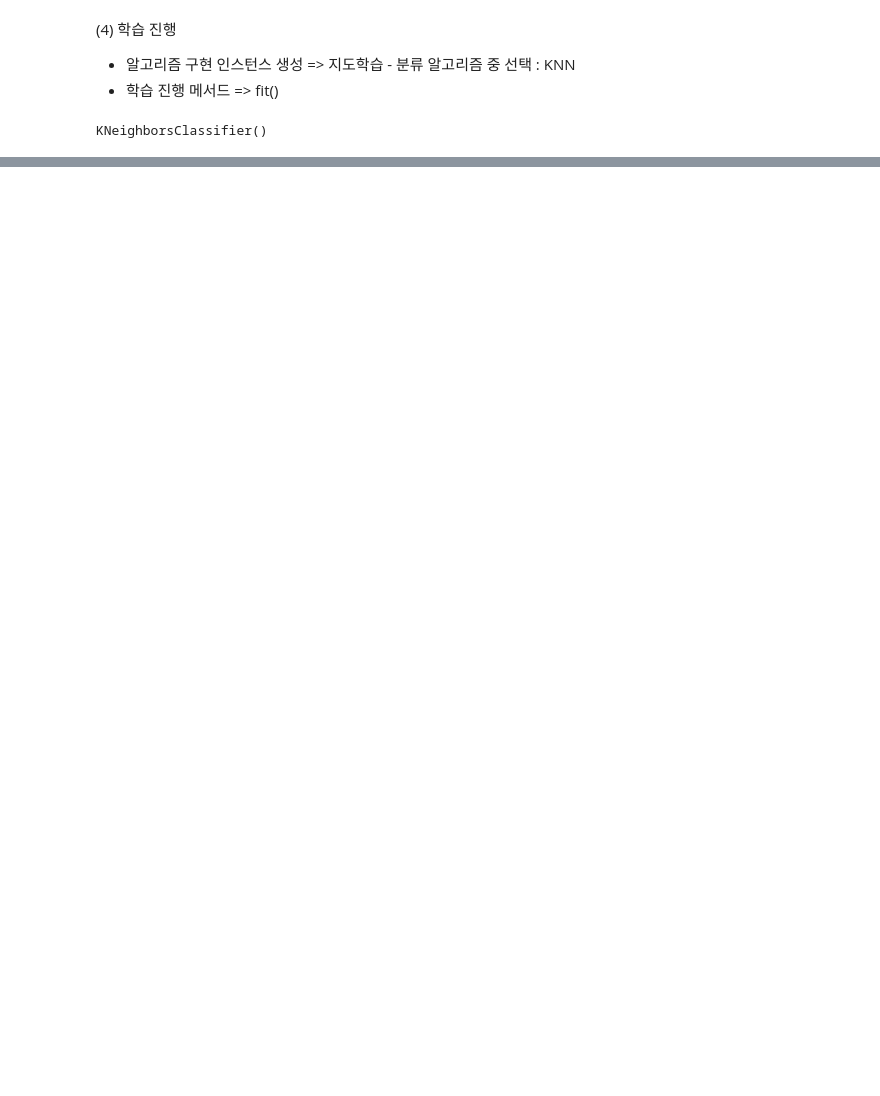
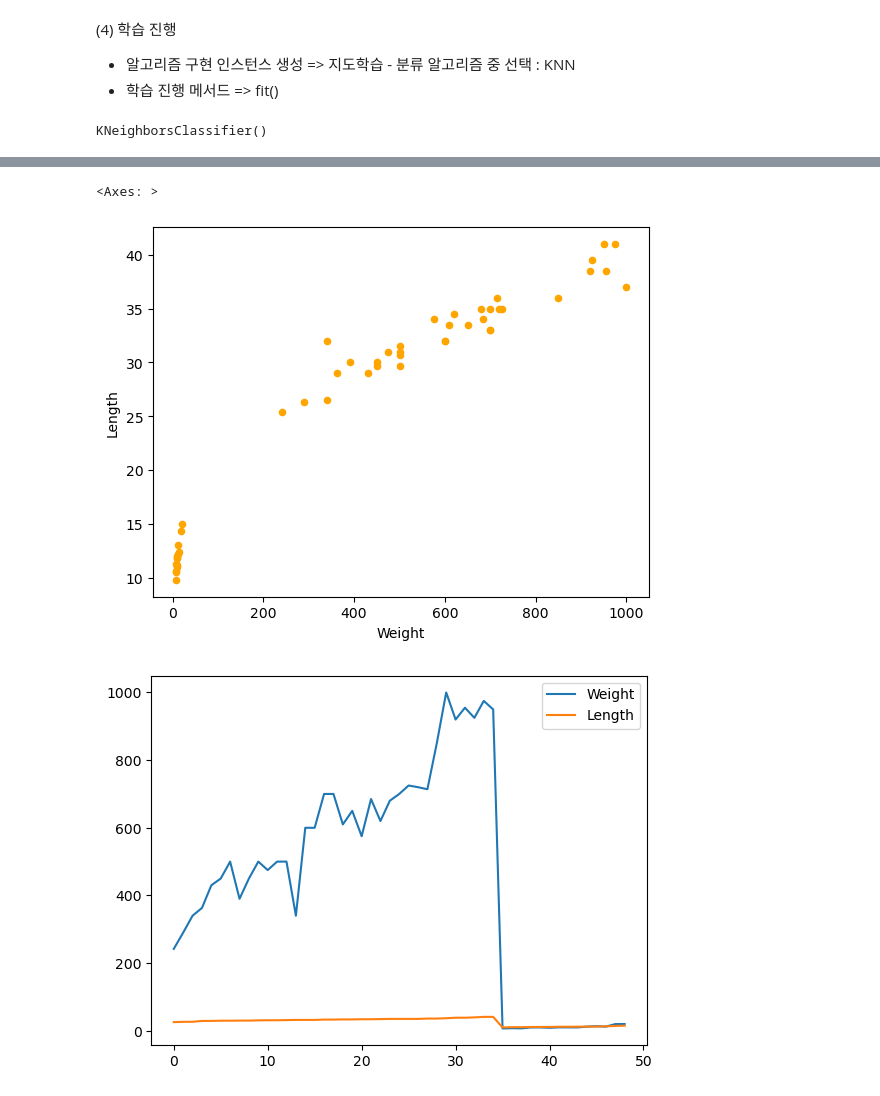
Before and after one commit to ParkHeeJin00/KDT-5_Study, a Jupyter notebook: MachineLearning/Day_01/ex_find_fish.ipynb, the cells around one changed output, grey strips where cells are left out. Cells and saved outputs as stored; diff of their text form; code cells hidden in the pictures; blank space fills up the shorter version.

```diff
--- a/MachineLearning/Day_01/ex_find_fish.ipynb
+++ b/MachineLearning/Day_01/ex_find_fish.ipynb
@@ -66,6 +66,12 @@ fishDF.duplicated().sum()   # 없애고 싶으면 drop_duplicated()
 # %%
 # Bream, Smelt 두가지 품종만 추출
 twofishDF = fishDF[fishDF['Species'].isin(['Bream','Smelt'])]
+
+# 인덱스 리셋 : 기존의 인덱스 삭제 후 0-base 인덱스 설정
+# Scikit-learn에 저장 시 ndarray 타입으로 저장되면서 인덱스 정리
+twofishDF.reset_index(drop = True,inplace=True)
+
+# 기본 정보 확인
 twofishDF.info()
 # %% [output]
 <class 'pandas.core.frame.DataFrame'>
@@ -104,6 +110,6 @@ target.head()
 Name: Species, dtype: object
 # %%
 # Bream => 0, Smelt => 1로 값 변환
-target = target.replace({'Bream':1,'Smelt':2}).copy()
+target = target.replace({'Bream':0,'Smelt':1}).copy()
 target.head()
 # %% [output]
@@ -127,3 +133,6 @@ model = KNeighborsClassifier()
 model
 # %% [output]
 KNeighborsClassifier()
+# %%
+# (4-2) 학습 진행 fit(2D, 1D)
+model.fit(feature,target)
@@ -129,0 +198,10 @@ KNeighborsClassifier()
+# %%
+# pandas 의 Series와 DataFrame의 plot() 메서드
+feature.plot.scatter(x='Weight', y='Length' , c = 'orange')
+# feature.plot(kind = scatter, x = 'Weight', y = 'Length'
+feature.plot()
+# feature.plot(new_data.Weight,new_data.Length, color = 'pink')
+# %% [output]
+<Axes: >
+[figure, added]
+[figure, added]
```
Also changed, not shown: parts of 16 cells of this notebook, 27 other files.
